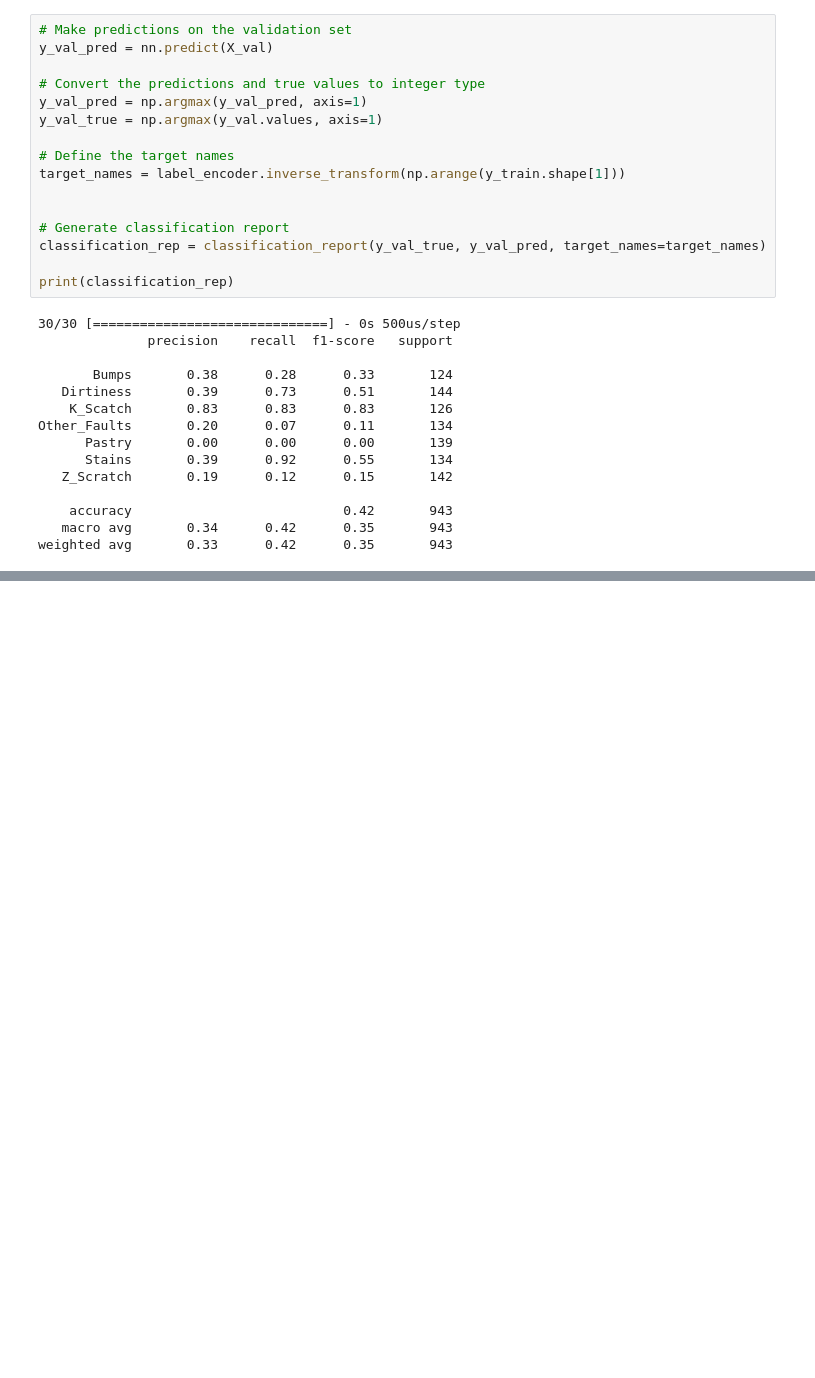
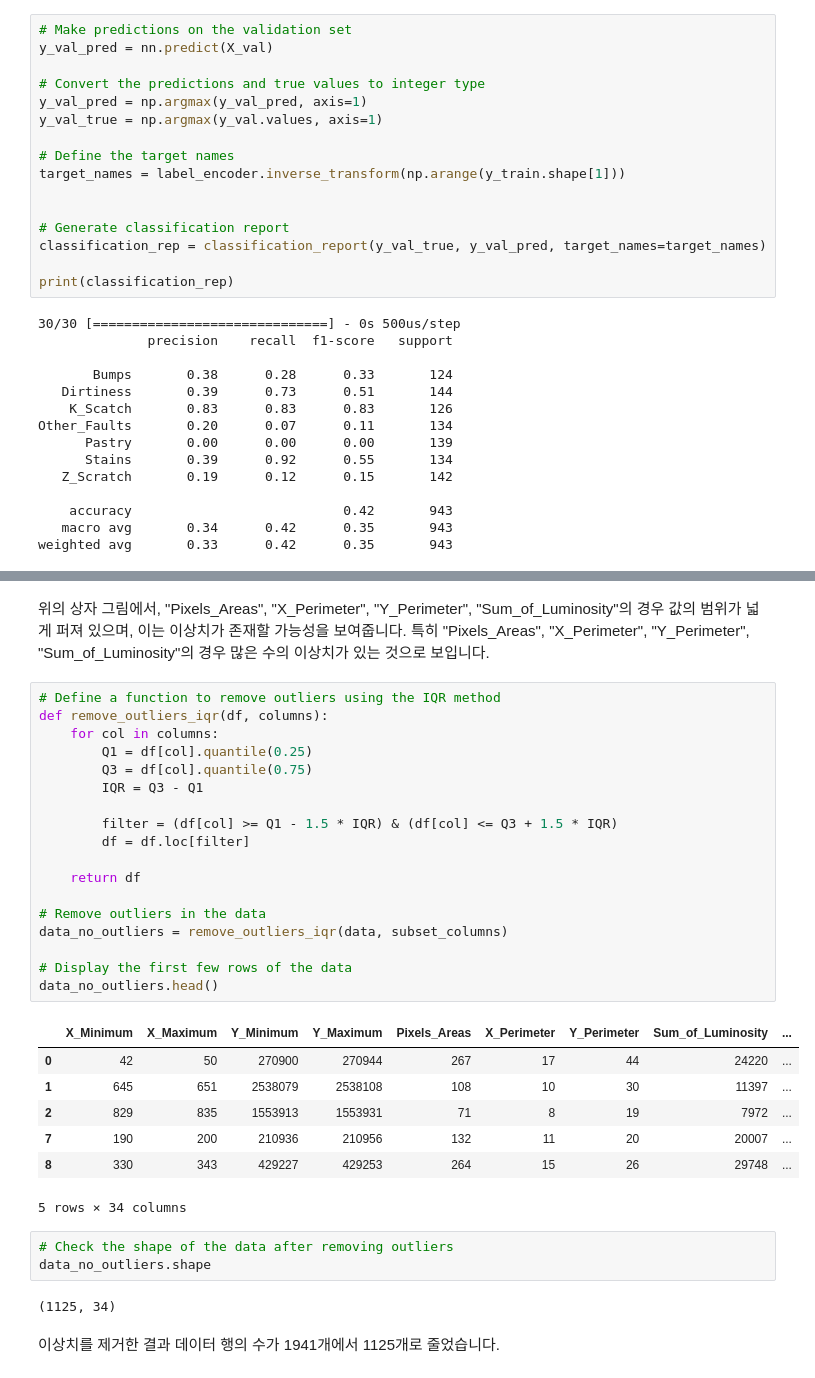
Before and after one commit to KHP95/AIB_TP1, a Jupyter notebook: muti_classification_2.ipynb, the cells around one changed output, grey strips where cells are left out. Drawn from its saved outputs; the diff is of its cells as text; blank space fills up the shorter version.

```diff
--- a/muti_classification_2.ipynb
+++ b/muti_classification_2.ipynb
@@ -326,0 +378,35 @@ weighted avg       0.33      0.42      0.35       943
+# %% [markdown]
+위의 상자 그림에서, "Pixels_Areas", "X_Perimeter", "Y_Perimeter", "Sum_of_Luminosity"의 경우 값의 범위가 넓게 퍼져 있으며, 이는 이상치가 존재할 가능성을 보여줍니다. 특히 "Pixels_Areas", "X_Perimeter", "Y_Perimeter", "Sum_of_Luminosity"의 경우 많은 수의 이상치가 있는 것으로 보입니다.
+# %%
+# Define a function to remove outliers using the IQR method
+def remove_outliers_iqr(df, columns):
+    for col in columns:
+        Q1 = df[col].quantile(0.25)
+        Q3 = df[col].quantile(0.75)
+        IQR = Q3 - Q1
+
+        filter = (df[col] >= Q1 - 1.5 * IQR) & (df[col] <= Q3 + 1.5 * IQR)
+        df = df.loc[filter]
+
+    return df
+
+# Remove outliers in the data
+data_no_outliers = remove_outliers_iqr(data, subset_columns)
+
+# Display the first few rows of the data
+data_no_outliers.head()
+# %% [output]
+|  | X_Minimum | X_Maximum | Y_Minimum | Y_Maximum | Pixels_Areas | X_Perimeter | Y_Perimeter | Sum_of_Luminosity | ... |
+| 0 | 42 | 50 | 270900 | 270944 | 267 | 17 | 44 | 24220 | ... |
+| 1 | 645 | 651 | 2538079 | 2538108 | 108 | 10 | 30 | 11397 | ... |
+| 2 | 829 | 835 | 1553913 | 1553931 | 71 | 8 | 19 | 7972 | ... |
+| 7 | 190 | 200 | 210936 | 210956 | 132 | 11 | 20 | 20007 | ... |
+| 8 | 330 | 343 | 429227 | 429253 | 264 | 15 | 26 | 29748 | ... |
+5 rows × 34 columns
+# %%
+# Check the shape of the data after removing outliers
+data_no_outliers.shape
+# %% [output]
+(1125, 34)
+# %% [markdown]
+이상치를 제거한 결과 데이터 행의 수가 1941개에서 1125개로 줄었습니다.
```
Also changed, not shown: parts of 6 cells of this notebook.
